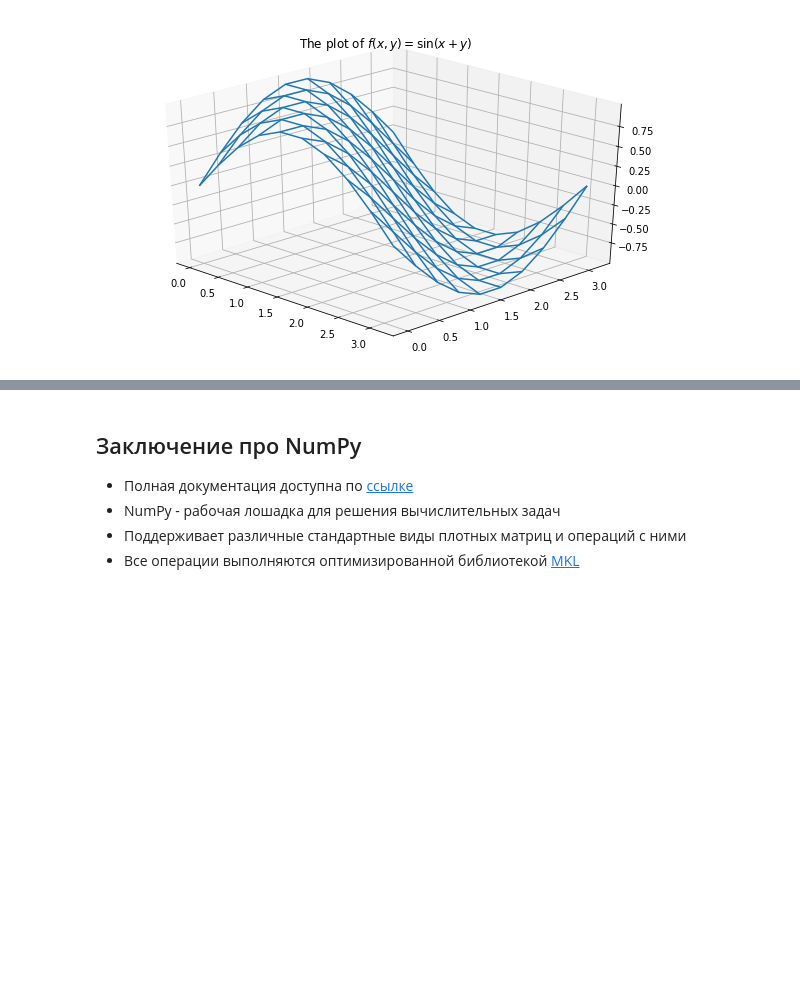
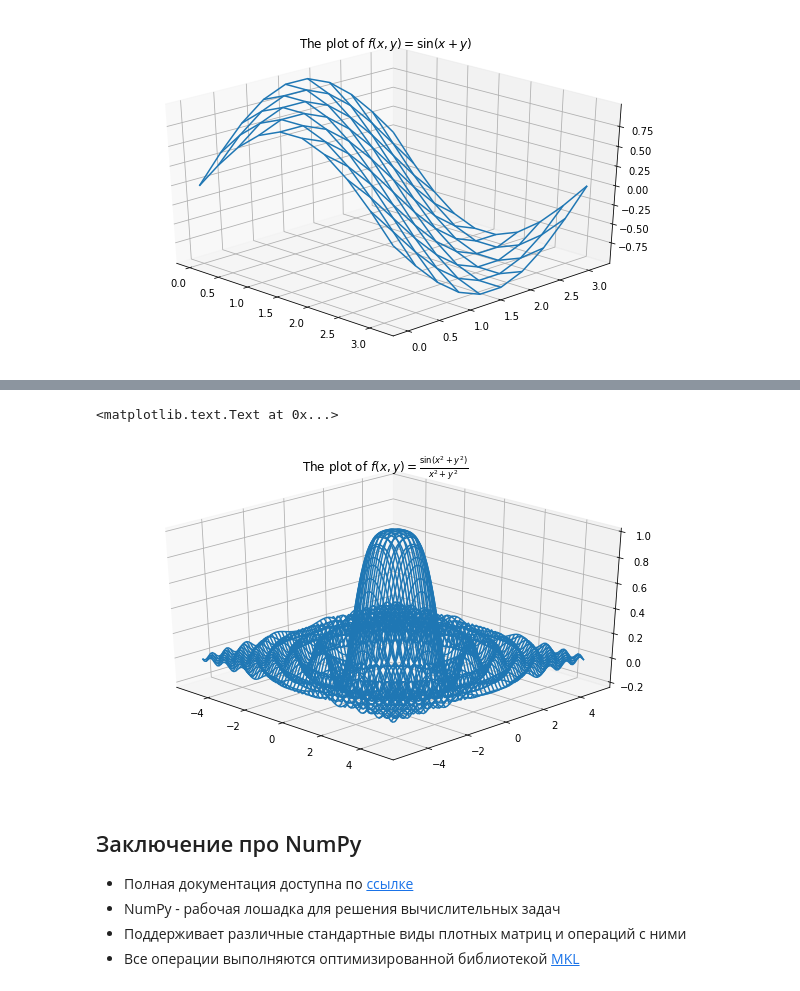
Before and after one commit to amkatrutsa/sirius2017, a Jupyter notebook: src/SciPy4Sirius.ipynb, the cells around one changed output, grey strips where cells are left out. Cells and saved outputs as stored; diff of their text form; code cells hidden in the pictures; blank space fills up the shorter version.

```diff
--- a/src/SciPy4Sirius.ipynb
+++ b/src/SciPy4Sirius.ipynb
@@ -338,3 +372,14 @@ plt.title('The plot of $f(x, y) = \sin(x+y)$')
+# %%
+fig = plt.figure(figsize=(10,6))
+ax = fig.gca(projection='3d')
+
+ax.plot_wireframe(xx, yy, z)
+ax.view_init(azim=-45, elev=30)
+
+plt.title(r'The plot of $f(x, y) = \frac{\sin(x^2+y^2)}{x^2 + y^2}$')
+# %% [output]
+<matplotlib.text.Text at 0x...>
+[figure, added]
 # %% [markdown]
 ## Заключение про NumPy
 
```
Also changed, not shown: parts of 5 cells of this notebook, 1 other file.
